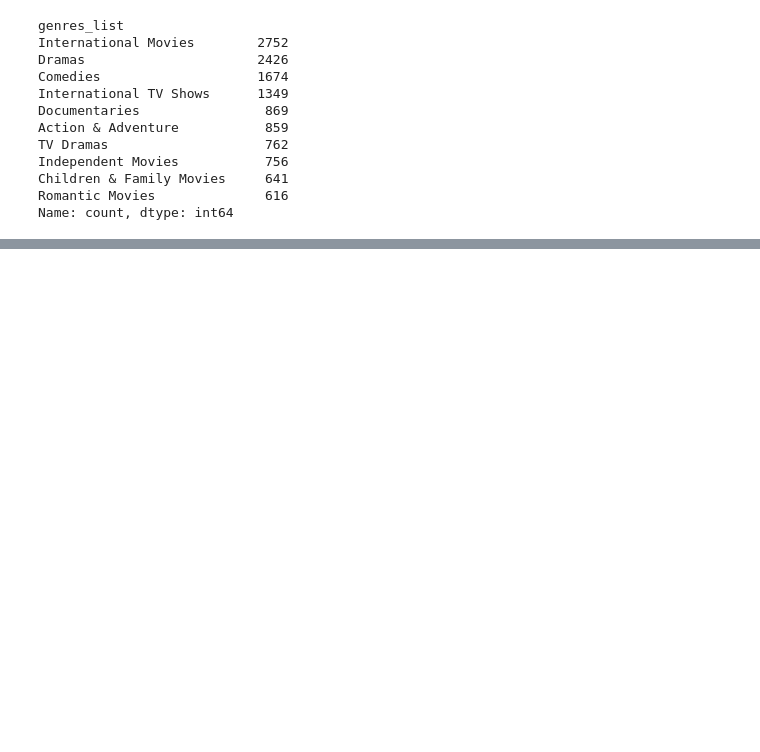
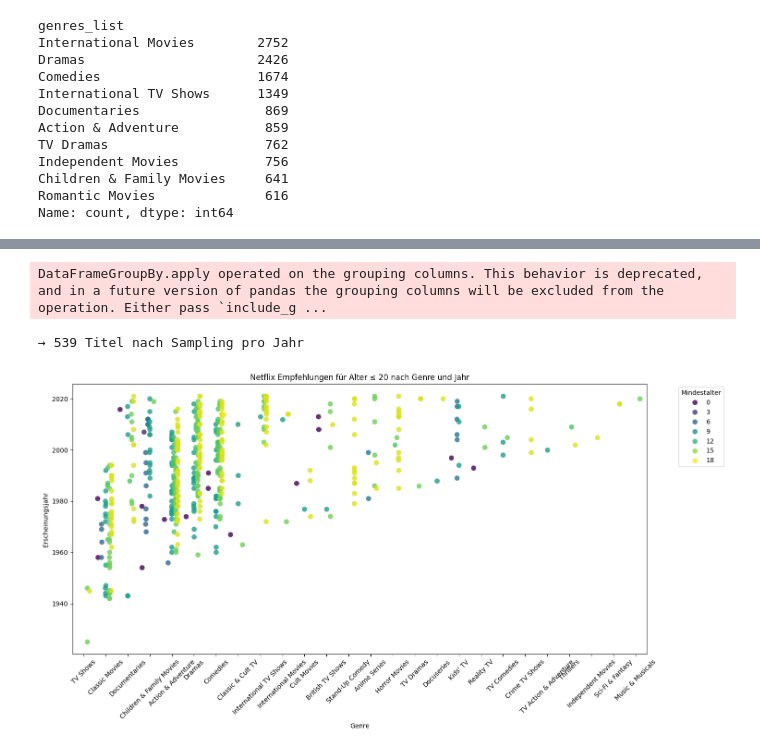
Before and after one commit to Elias-Martinelli/DVIZ_Final-Project_Netflix, a Jupyter notebook: notebooks/exploration.ipynb, the cells around one changed output, grey strips where cells are left out. Saved outputs shown, nothing was run; the diff lists cells and outputs as text; code cells hidden in the pictures; blank space fills up the shorter version.

```diff
--- a/notebooks/exploration.ipynb
+++ b/notebooks/exploration.ipynb
@@ -50,0 +421,62 @@ Name: count, dtype: int64
+# %%
+import pandas as pd
+import numpy as np
+import plotly.express as px
+
+df = df_netflix.copy()
+
+# Ratings säubern & Mindestalter zuweisen
+df["rating"] = df["rating"].astype(str).str.strip().fillna("NR")
+rating_age_map = {
+    "TV-Y": 2, "TV-Y7": 7, "TV-Y7-FV": 7, "G": 6, "PG": 10, "PG-13": 13,
+    "TV-PG": 10, "TV-14": 14, "TV-MA": 17, "R": 17, "NC-17": 18, "NR": 0, "UR": 0
+}
+df["min_age"] = df["rating"].map(lambda r: rating_age_map.get(r, 0))
+df["release_year"] = pd.to_numeric(df["release_year"], errors="coerce")
+
+# Hauptgenre extrahieren
+df["main_genre"] = df["listed_in"].astype(str).str.split(",").str[0].str.strip()
+
+age = 20
+top_n_per_year = 10
+
+# Filter für Alter
+subset = df[(df["min_age"].notna()) & (df["min_age"] <= age)].copy()
+
+# Pro Jahr maximal top_n_per_year zufällig auswählen
+def sample_per_year(group, n=10):
+    return group.sample(min(len(group), n), random_state=42)
+
+subset_sampled = subset.groupby("release_year").apply(sample_per_year, n=top_n_per_year).reset_index(drop=True)
+
+print(f"→ {len(subset_sampled)} Titel nach Sampling pro Jahr")
+
+# Plot
+import seaborn as sns
+import matplotlib.pyplot as plt
+
+plt.figure(figsize=(15,8))
+
+sns.stripplot(
+    data=subset_sampled,
+    x="main_genre",
+    y="release_year",
+    hue="min_age",
+    jitter=True,        # kleine horizontale Verschiebung, damit Punkte sichtbar bleiben
+    dodge=True,         # Farbgruppen leicht verschieben
+    palette="viridis",
+    size=8,
+    alpha=0.8
+)
+
+plt.xlabel("Genre")
+plt.ylabel("Erscheinungsjahr")
+plt.title(f"Netflix Empfehlungen für Alter ≤ {age} nach Genre und Jahr")
+plt.xticks(rotation=45)
+plt.legend(title="Mindestalter", bbox_to_anchor=(1.05, 1), loc='upper left')
+plt.tight_layout()
+plt.show()
+# %% [output]
+DataFrameGroupBy.apply operated on the grouping columns. This behavior is deprecated, and in a future version of pandas the grouping columns will be excluded from the operation. Either pass `include_g ...
+→ 539 Titel nach Sampling pro Jahr
+[figure, added]
```
Also changed, not shown: parts of 15 cells of this notebook.
